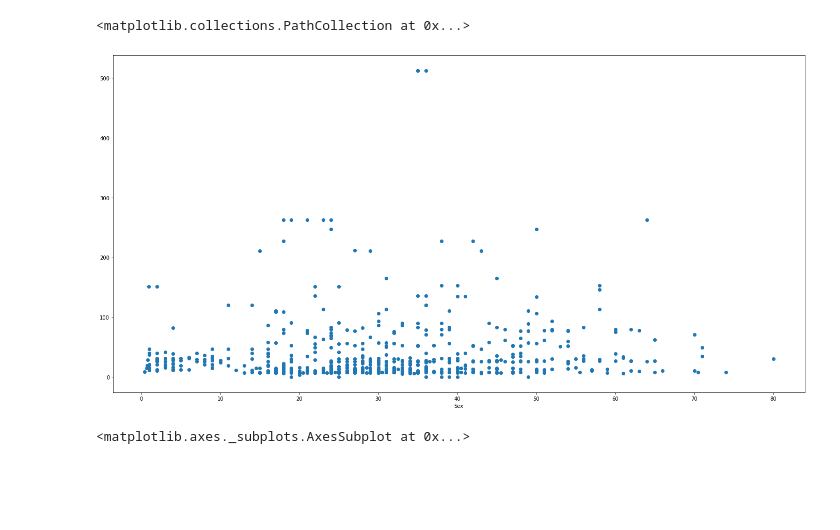
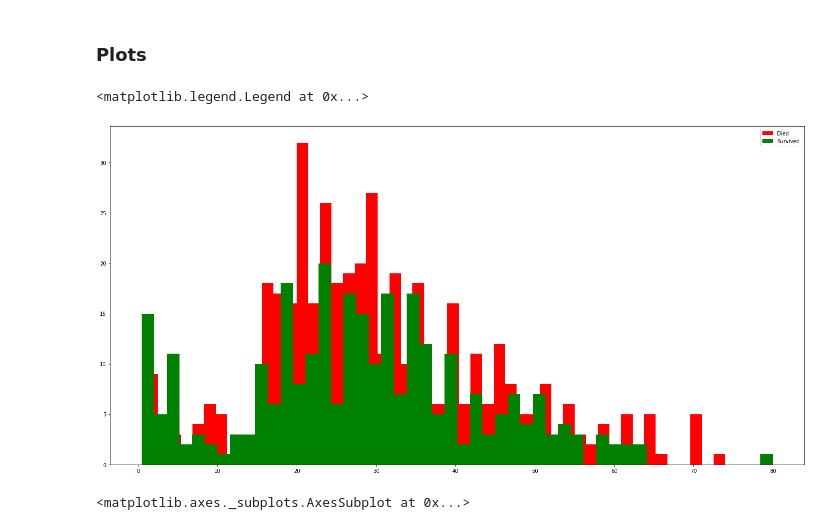
Before and after one commit to jmoschos/Titanic, a Jupyter notebook: Titanic.ipynb, the cells around one changed output. Drawn from its saved outputs; the diff is of its cells as text; code cells hidden in the pictures; blank space fills up the shorter version.

```diff
--- a/Titanic.ipynb
+++ b/Titanic.ipynb
@@ -103,11 +69,17 @@ train.describe()
-# %%
-## Basic plots
-plt.figure(figsize=(24,12))
-plt.xlabel("Sex")
-plt.scatter(train["Age"],train["Fare"])
-# %% [output]
-<matplotlib.collections.PathCollection at 0x...>
-[figure, removed]
+# %% [markdown]
+### Plots
+# %%
+## Basic plots
+s0 = train.loc[train.Survived==0,"Age"]
+s1 = train.loc[train.Survived==1,"Age"]
+
+plt.figure(figsize=(24,12))
+plt.hist(s0,color="red",bins=50,label="Died")
+plt.hist(s1,color="green",bins=50,label="Survived")
+plt.legend()
+# %% [output]
+<matplotlib.legend.Legend at 0x...>
+[figure, added]
 # %%
 plt.figure(figsize=(16,12))
 sns.heatmap(pps.matrix(train),annot=True,fmt=".2f")
```
Also changed, not shown: parts of 21 cells of this notebook.
